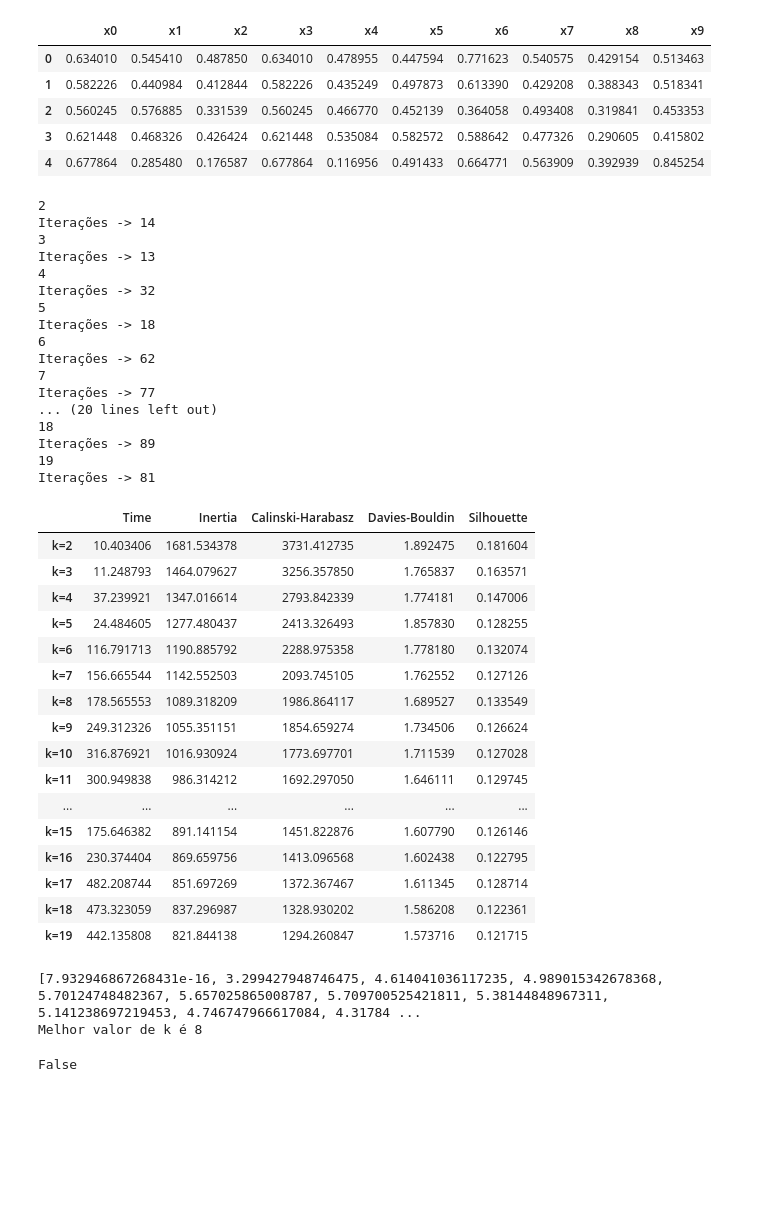
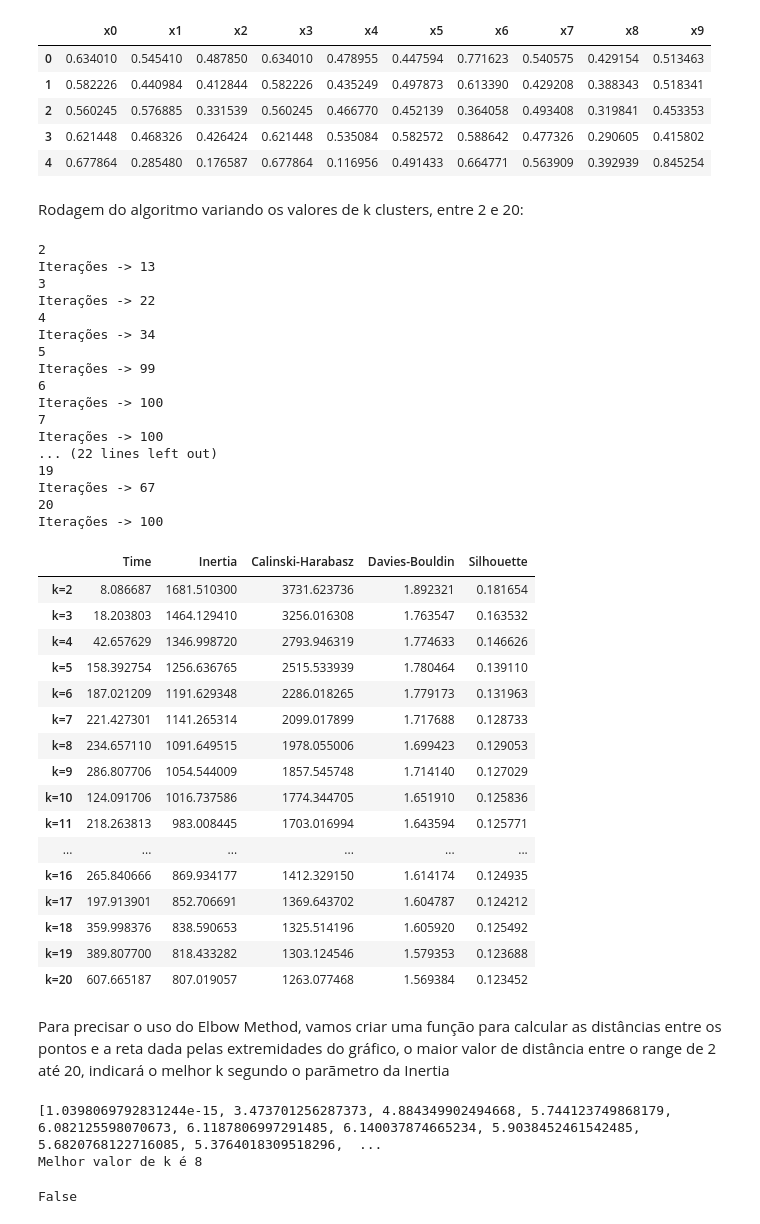
Before and after one commit to gabrielvmelo/DesafioDS, a Jupyter notebook: Desafio_parte_2.ipynb, the cells around one changed output. Drawn from its saved outputs; the diff is of its cells as text; code cells hidden in the pictures; blank space fills up the shorter version.

```diff
--- a/Desafio_parte_2.ipynb
+++ b/Desafio_parte_2.ipynb
@@ -51,7 +51,7 @@ class k_nearest_neighbor:
         #print(data.shape)
         self.target = target
         self.att = [col for col in data if col != target]
-        self.y = list(data[target].unique()) if self.tipo == 'classifier' else list(data[target].unique())
+        self.y = list(data[target].unique()) if self.tipo == 'classifier' else list(data[target])
 
     def get_k_neighbors(self, x1):
         k = self.k
@@ -557,52 +599,56 @@ normalized_clust.head()
 | 2 | 0.560245 | 0.576885 | 0.331539 | 0.560245 | 0.466770 | 0.452139 | 0.364058 | 0.493408 | 0.319841 | 0.453353 |
 | 3 | 0.621448 | 0.468326 | 0.426424 | 0.621448 | 0.535084 | 0.582572 | 0.588642 | 0.477326 | 0.290605 | 0.415802 |
 | 4 | 0.677864 | 0.285480 | 0.176587 | 0.677864 | 0.116956 | 0.491433 | 0.664771 | 0.563909 | 0.392939 | 0.845254 |
+# %% [markdown]
+Rodagem do algoritmo variando os valores de k clusters, entre 2 e 20:
 # %%
 results_norm = pd.DataFrame()
-for x in range(2, 20):
+for x in range(2, 21):
     print(x)
     c = k_means(k=x)
     c.fit(normalized_clust)
     results_norm = results_norm.append(c.evaluate())
 results_norm
 # %% [output]
 2
-Iterações -> 14
+Iterações -> 13
 3
-Iterações -> 13
+Iterações -> 22
 4
-Iterações -> 32
+Iterações -> 34
 5
-Iterações -> 18
+Iterações -> 99
 6
-Iterações -> 62
+Iterações -> 100
 7
-Iterações -> 77
-... (20 lines left out)
-18
-Iterações -> 89
+Iterações -> 100
+... (22 lines left out)
 19
-Iterações -> 81
+Iterações -> 67
+20
+Iterações -> 100
 |  | Time | Inertia | Calinski-Harabasz | Davies-Bouldin | Silhouette |
-| k=2 | 10.403406 | 1681.534378 | 3731.412735 | 1.892475 | 0.181604 |
-| k=3 | 11.248793 | 1464.079627 | 3256.357850 | 1.765837 | 0.163571 |
-| k=4 | 37.239921 | 1347.016614 | 2793.842339 | 1.774181 | 0.147006 |
-| k=5 | 24.484605 | 1277.480437 | 2413.326493 | 1.857830 | 0.128255 |
-| k=6 | 116.791713 | 1190.885792 | 2288.975358 | 1.778180 | 0.132074 |
-| k=7 | 156.665544 | 1142.552503 | 2093.745105 | 1.762552 | 0.127126 |
-| k=8 | 178.565553 | 1089.318209 | 1986.864117 | 1.689527 | 0.133549 |
-| k=9 | 249.312326 | 1055.351151 | 1854.659274 | 1.734506 | 0.126624 |
-| k=10 | 316.876921 | 1016.930924 | 1773.697701 | 1.711539 | 0.127028 |
-| k=11 | 300.949838 | 986.314212 | 1692.297050 | 1.646111 | 0.129745 |
+| k=2 | 8.086687 | 1681.510300 | 3731.623736 | 1.892321 | 0.181654 |
+| k=3 | 18.203803 | 1464.129410 | 3256.016308 | 1.763547 | 0.163532 |
+| k=4 | 42.657629 | 1346.998720 | 2793.946319 | 1.774633 | 0.146626 |
+| k=5 | 158.392754 | 1256.636765 | 2515.533939 | 1.780464 | 0.139110 |
+| k=6 | 187.021209 | 1191.629348 | 2286.018265 | 1.779173 | 0.131963 |
+| k=7 | 221.427301 | 1141.265314 | 2099.017899 | 1.717688 | 0.128733 |
+| k=8 | 234.657110 | 1091.649515 | 1978.055006 | 1.699423 | 0.129053 |
+| k=9 | 286.807706 | 1054.544009 | 1857.545748 | 1.714140 | 0.127029 |
+| k=10 | 124.091706 | 1016.737586 | 1774.344705 | 1.651910 | 0.125836 |
+| k=11 | 218.263813 | 983.008445 | 1703.016994 | 1.643594 | 0.125771 |
 | ... | ... | ... | ... | ... | ... |
-| k=15 | 175.646382 | 891.141154 | 1451.822876 | 1.607790 | 0.126146 |
-| k=16 | 230.374404 | 869.659756 | 1413.096568 | 1.602438 | 0.122795 |
-| k=17 | 482.208744 | 851.697269 | 1372.367467 | 1.611345 | 0.128714 |
-| k=18 | 473.323059 | 837.296987 | 1328.930202 | 1.586208 | 0.122361 |
-| k=19 | 442.135808 | 821.844138 | 1294.260847 | 1.573716 | 0.121715 |
+| k=16 | 265.840666 | 869.934177 | 1412.329150 | 1.614174 | 0.124935 |
+| k=17 | 197.913901 | 852.706691 | 1369.643702 | 1.604787 | 0.124212 |
+| k=18 | 359.998376 | 838.590653 | 1325.514196 | 1.605920 | 0.125492 |
+| k=19 | 389.807700 | 818.433282 | 1303.124546 | 1.579353 | 0.123688 |
+| k=20 | 607.665187 | 807.019057 | 1263.077468 | 1.569384 | 0.123452 |
 # %%
 y = list(results_norm['Inertia'])
 x = list(range(2,len(y)+2))
+# %% [markdown]
+Para precisar o uso do Elbow Method, vamos criar uma função para calcular as distâncias entre os pontos e a reta dada pelas extremidades do gráfico, o maior valor de distância entre o range de 2 até 20, indicará o melhor k segundo o parãmetro da Inertia
 # %%
 def distance_line_point(p0, p1, x, y):
     x0 = p0[0]
@@ -624,7 +670,7 @@ print(dists)
 best_k = dists.index(max(dists)) + 2
 print(f"Melhor valor de k é {best_k}")
 # %% [output]
-[7.932946867268431e-16, 3.299427948746475, 4.614041036117235, 4.989015342678368, 5.70124748482367, 5.657025865008787, 5.709700525421811, 5.38144848967311, 5.141238697219453, 4.746747966617084, 4.31784 ...
+[1.0398069792831244e-15, 3.473701256287373, 4.884349902494668, 5.744123749868179, 6.082125598070673, 6.1187806997291485, 6.140037874665234, 5.9038452461542485, 5.6820768122716085, 5.3764018309518296,  ...
 Melhor valor de k é 8
 # %%
 dists[0] > 1
```
Also changed, not shown: parts of 30 cells of this notebook.
